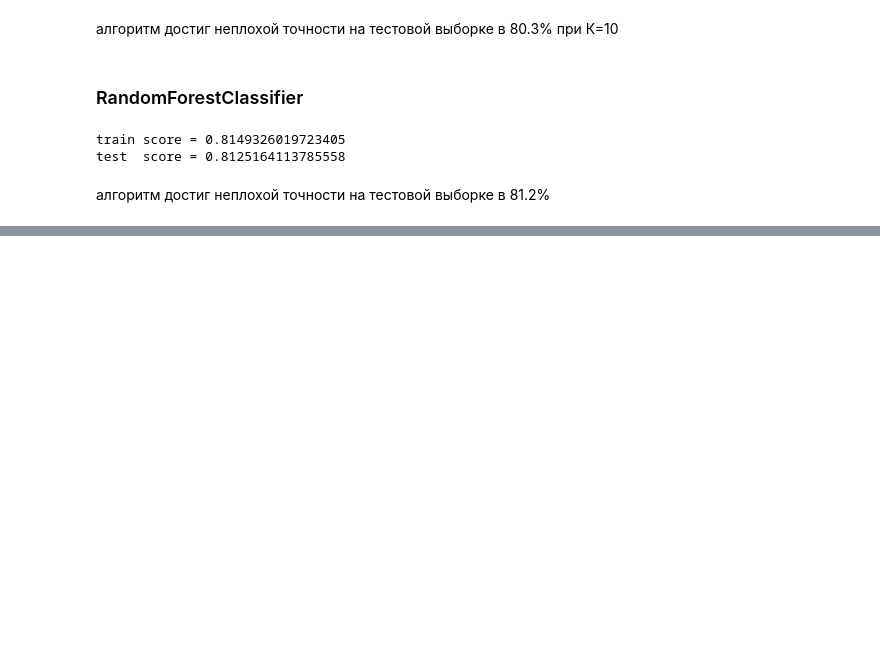
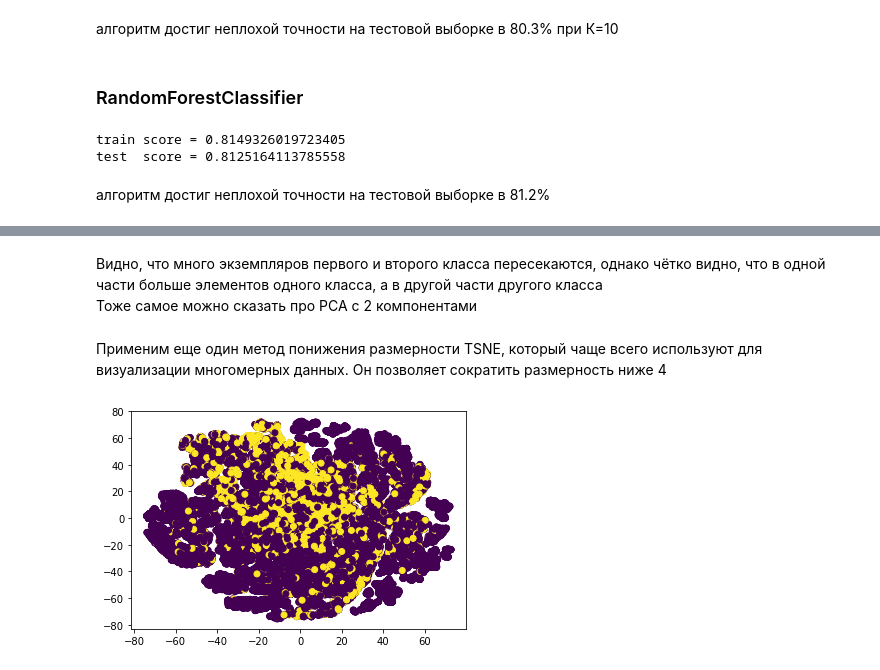
Before and after one commit to Pahandrovich/MachineLearningCourse, a Jupyter notebook: note_ml.ipynb, the cells around one changed output, grey strips where cells are left out. Cells and saved outputs as stored; diff of their text form; code cells hidden in the pictures; blank space fills up the shorter version.

```diff
--- a/note_ml.ipynb
+++ b/note_ml.ipynb
@@ -345,0 +448,18 @@ test  score = 0.8125164113785558
+# %% [markdown]
+Видно, что много экземпляров первого и второго класса пересекаются, однако чётко видно, что в одной части больше элементов одного класса, а в другой части другого класса
+Тоже самое можно сказать про PCA с 2 компонентами
+# %% [markdown]
+Применим еще один метод понижения размерности TSNE, который чаще всего используют для визуализации многомерных данных. Он позволяет сократить размерность ниже 4
+# %%
+from sklearn.manifold import TSNE
+
+tsne = TSNE(n_components=2)
+X_tsne = tsne.fit_transform(X)
+
+fig, ax = plt.subplots()
+
+ax.scatter(X_tsne[:,0], X_tsne[:,1],
+           c = y.values)
+plt.show()
+# %% [output]
+[figure, added]
```
Also changed, not shown: parts of 16 cells of this notebook.
